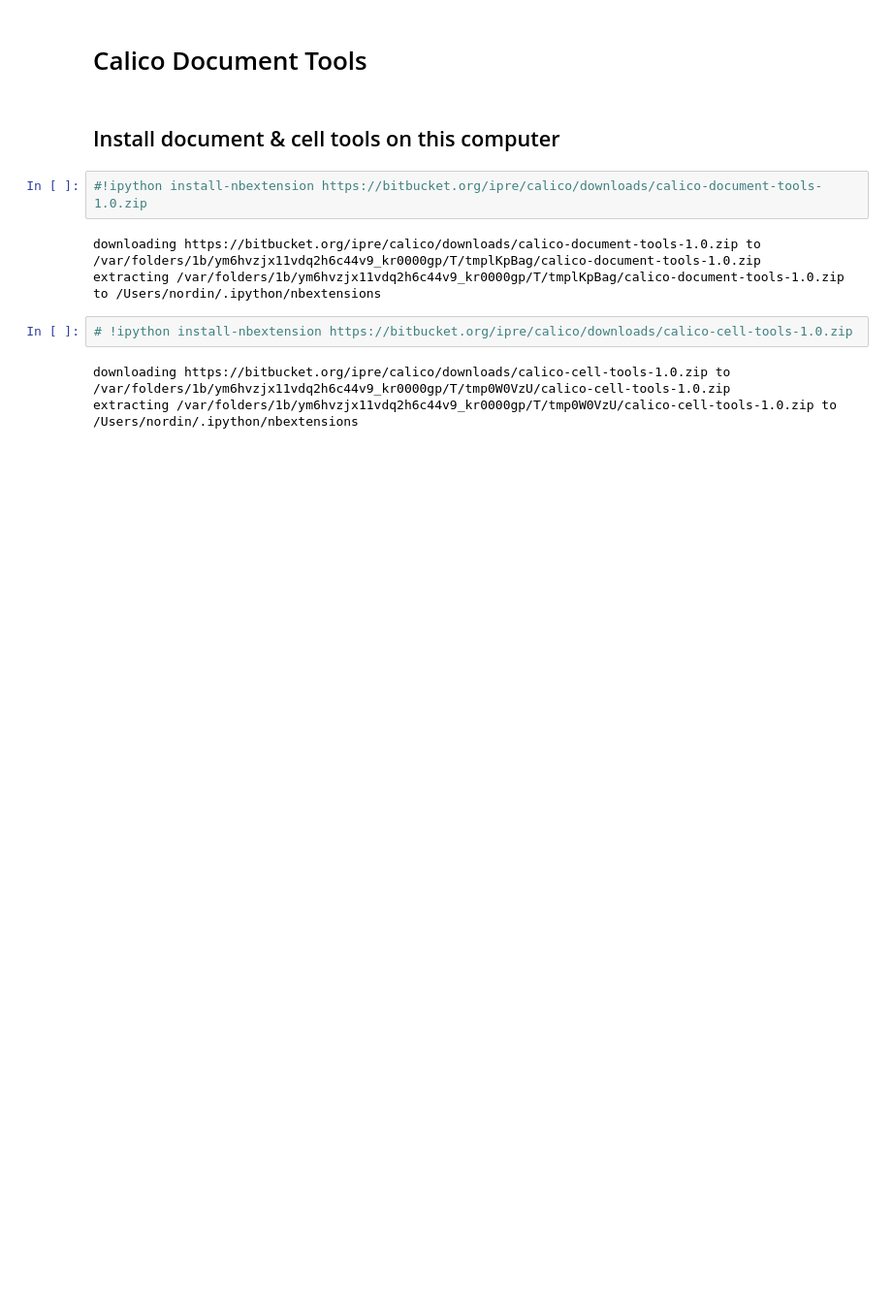
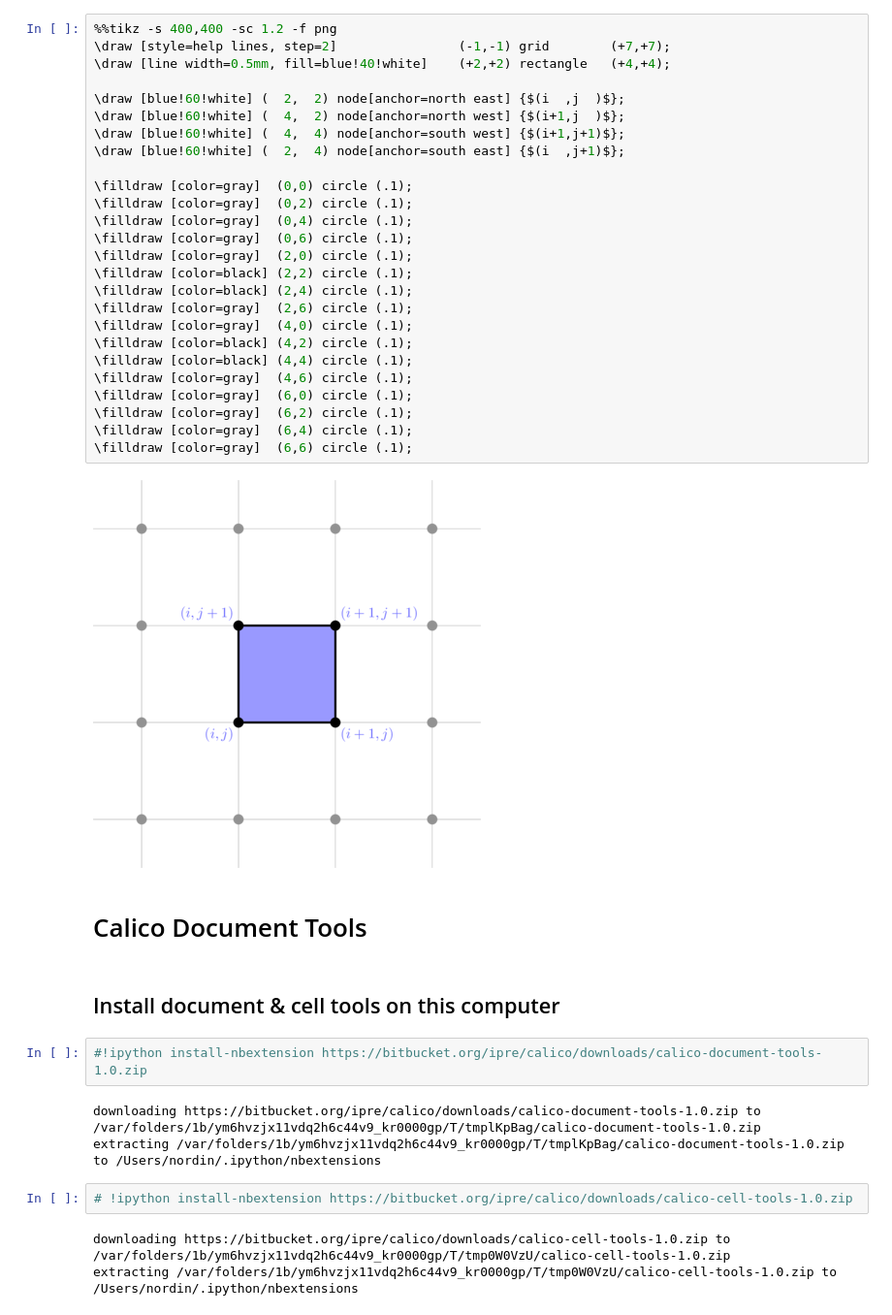
Before and after one commit to eelcodijkstra/teststuff, a Jupyter notebook: Install_stuff.ipynb, the cells around one changed output. Shown at 97% size. Cells and saved outputs as stored; diff of their text form; blank space fills up the shorter version.

```diff
--- a/Install_stuff.ipynb
+++ b/Install_stuff.ipynb
@@ -8,3 +50,31 @@
+# %%
+%%tikz -s 400,400 -sc 1.2 -f png
+\draw [style=help lines, step=2]				(-1,-1)	grid		(+7,+7);
+\draw [line width=0.5mm, fill=blue!40!white]	(+2,+2)	rectangle	(+4,+4);
+
+\draw [blue!60!white] (  2,  2) node[anchor=north east] {$(i  ,j  )$};
+\draw [blue!60!white] (  4,  2) node[anchor=north west] {$(i+1,j  )$};
+\draw [blue!60!white] (  4,  4) node[anchor=south west] {$(i+1,j+1)$};
+\draw [blue!60!white] (  2,  4) node[anchor=south east] {$(i  ,j+1)$};
+
+\filldraw [color=gray]	(0,0) circle (.1);
+\filldraw [color=gray]	(0,2) circle (.1);
+\filldraw [color=gray]	(0,4) circle (.1);
+\filldraw [color=gray]	(0,6) circle (.1);
+\filldraw [color=gray]	(2,0) circle (.1);
+\filldraw [color=black]	(2,2) circle (.1);
+\filldraw [color=black]	(2,4) circle (.1);
+\filldraw [color=gray]	(2,6) circle (.1);
+\filldraw [color=gray]	(4,0) circle (.1);
+\filldraw [color=black]	(4,2) circle (.1);
+\filldraw [color=black]	(4,4) circle (.1);
+\filldraw [color=gray]	(4,6) circle (.1);
+\filldraw [color=gray]	(6,0) circle (.1);
+\filldraw [color=gray]	(6,2) circle (.1);
+\filldraw [color=gray]	(6,4) circle (.1);
+\filldraw [color=gray]	(6,6) circle (.1);
+# %% [output]
+[figure, added]
 # %% [markdown]
 # Calico Document Tools
 # %% [markdown]
```
Also changed, not shown: parts of 10 cells of this notebook.
